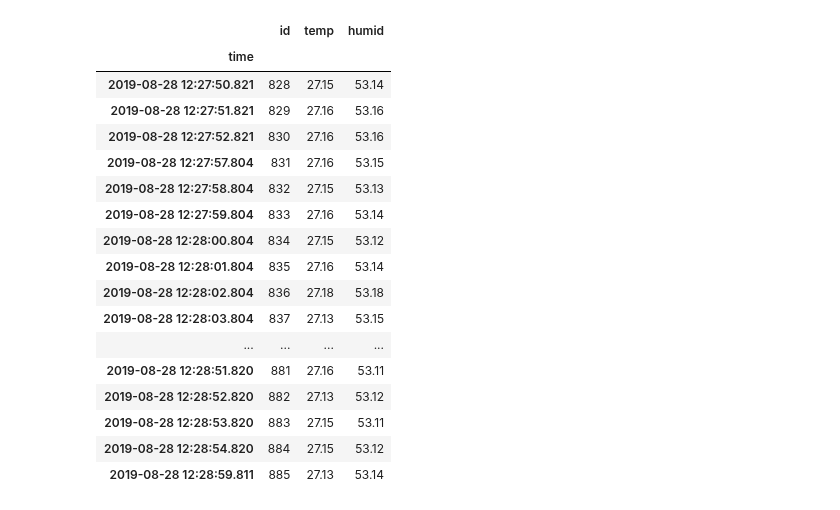
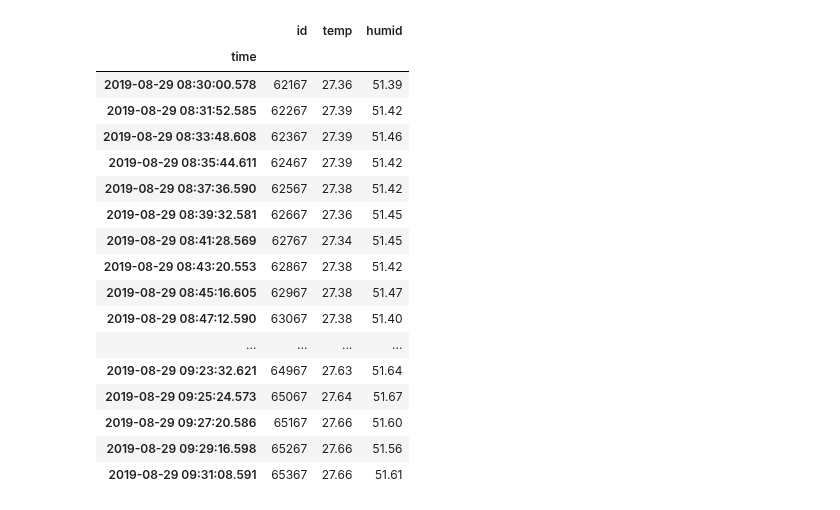
Before and after one commit to kromerh/phd_python, a Jupyter notebook: 01_neutron_generator_contol/sensirionsmartgadget/testing.ipynb, the cells around one changed output. Saved outputs shown, nothing was run; the diff lists cells and outputs as text; code cells hidden in the pictures.

```diff
--- a/01_neutron_generator_contol/sensirionsmartgadget/testing.ipynb
+++ b/01_neutron_generator_contol/sensirionsmartgadget/testing.ipynb
@@ -83,21 +88,21 @@ plt.show()
-# %%
-data['2019-08-28 12:27:50':'2019-08-28 12:28:59':]
-# %% [output]
-|  | id | temp | humid |
-| time |  |  |  |
-| 2019-08-28 12:27:50.821 | 828 | 27.15 | 53.14 |
-| 2019-08-28 12:27:51.821 | 829 | 27.16 | 53.16 |
-| 2019-08-28 12:27:52.821 | 830 | 27.16 | 53.16 |
-| 2019-08-28 12:27:57.804 | 831 | 27.16 | 53.15 |
-| 2019-08-28 12:27:58.804 | 832 | 27.15 | 53.13 |
-| 2019-08-28 12:27:59.804 | 833 | 27.16 | 53.14 |
-| 2019-08-28 12:28:00.804 | 834 | 27.15 | 53.12 |
-| 2019-08-28 12:28:01.804 | 835 | 27.16 | 53.14 |
-| 2019-08-28 12:28:02.804 | 836 | 27.18 | 53.18 |
-| 2019-08-28 12:28:03.804 | 837 | 27.13 | 53.15 |
-| ... | ... | ... | ... |
-| 2019-08-28 12:28:51.820 | 881 | 27.16 | 53.11 |
-| 2019-08-28 12:28:52.820 | 882 | 27.13 | 53.12 |
-| 2019-08-28 12:28:53.820 | 883 | 27.15 | 53.11 |
-| 2019-08-28 12:28:54.820 | 884 | 27.15 | 53.12 |
-| 2019-08-28 12:28:59.811 | 885 | 27.13 | 53.14 |
+# %%
+data['2019-08-29 08:30:00'::100]
+# %% [output]
+|  | id | temp | humid |
+| time |  |  |  |
+| 2019-08-29 08:30:00.578 | 62167 | 27.36 | 51.39 |
+| 2019-08-29 08:31:52.585 | 62267 | 27.39 | 51.42 |
+| 2019-08-29 08:33:48.608 | 62367 | 27.39 | 51.46 |
+| 2019-08-29 08:35:44.611 | 62467 | 27.39 | 51.42 |
+| 2019-08-29 08:37:36.590 | 62567 | 27.38 | 51.42 |
+| 2019-08-29 08:39:32.581 | 62667 | 27.36 | 51.45 |
+| 2019-08-29 08:41:28.569 | 62767 | 27.34 | 51.45 |
+| 2019-08-29 08:43:20.553 | 62867 | 27.38 | 51.42 |
+| 2019-08-29 08:45:16.605 | 62967 | 27.38 | 51.47 |
+| 2019-08-29 08:47:12.590 | 63067 | 27.38 | 51.40 |
+| ... | ... | ... | ... |
+| 2019-08-29 09:23:32.621 | 64967 | 27.63 | 51.64 |
+| 2019-08-29 09:25:24.573 | 65067 | 27.64 | 51.67 |
+| 2019-08-29 09:27:20.586 | 65167 | 27.66 | 51.60 |
+| 2019-08-29 09:29:16.598 | 65267 | 27.66 | 51.56 |
+| 2019-08-29 09:31:08.591 | 65367 | 27.66 | 51.61 |
```
Also changed, not shown: parts of 2 cells of this notebook.
